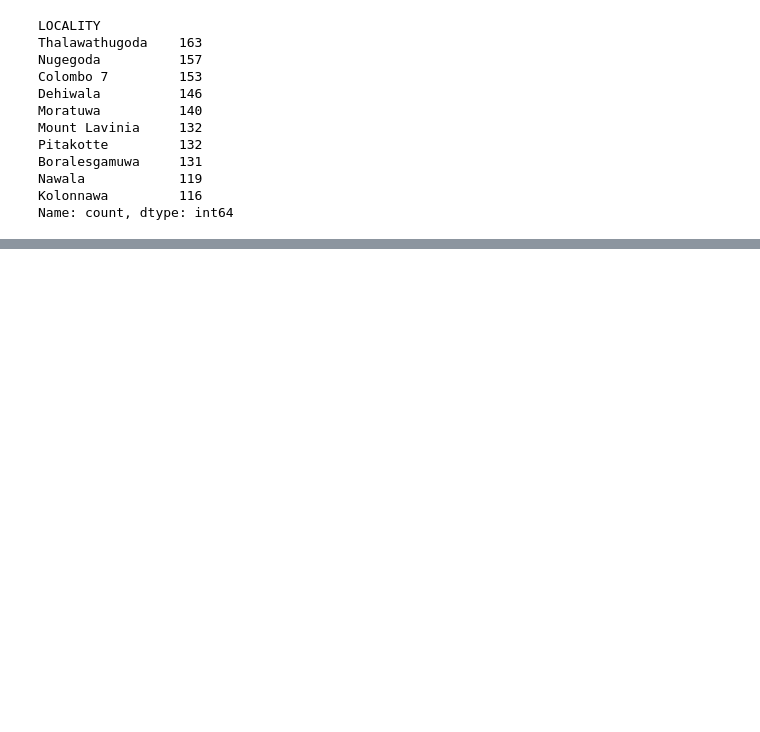
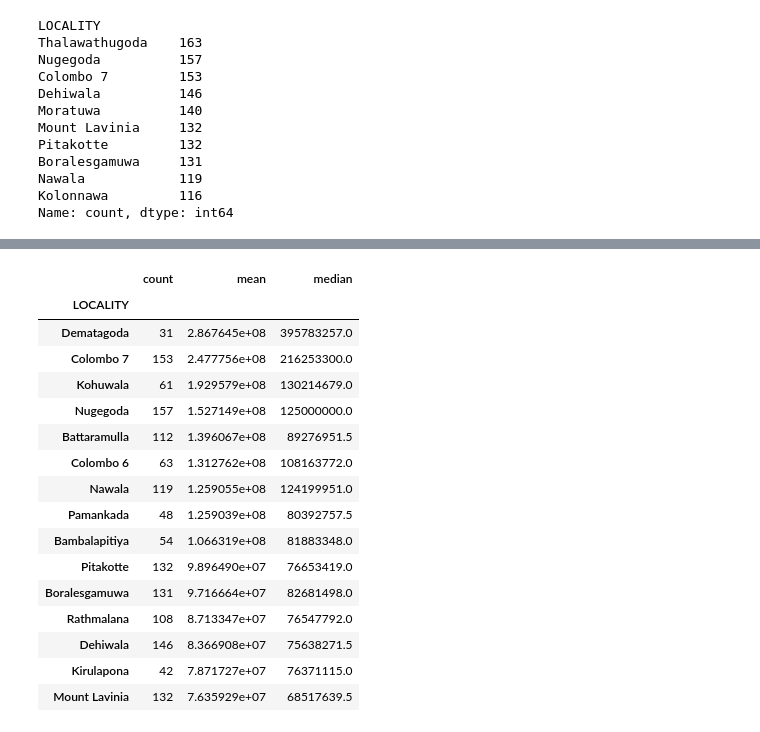
Before and after one commit to DhaneeraDulvanya/Sri-Lankan-Land-Price-Prediction-and-Real-Estate-Market-Analysis-System, a Jupyter notebook: notebooks/02_eda.ipynb, the cells around one changed output, grey strips where cells are left out. Drawn from its saved outputs; the diff is of its cells as text; code cells hidden in the pictures; blank space fills up the shorter version.

```diff
--- a/notebooks/02_eda.ipynb
+++ b/notebooks/02_eda.ipynb
@@ -223,0 +251,34 @@ Name: count, dtype: int64
+# %%
+locality_analysis = (
+    df.groupby("LOCALITY")["PRICE"]
+    .agg(["count", "mean", "median"])
+)
+
+locality_analysis = locality_analysis[
+    locality_analysis["count"] >= 10
+]
+
+locality_analysis = locality_analysis.sort_values(
+    "mean",
+    ascending=False
+)
+
+locality_analysis.head(15)
+# %% [output]
+|  | count | mean | median |
+| LOCALITY |  |  |  |
+| Dematagoda | 31 | 2.867645e+08 | 395783257.0 |
+| Colombo 7 | 153 | 2.477756e+08 | 216253300.0 |
+| Kohuwala | 61 | 1.929579e+08 | 130214679.0 |
+| Nugegoda | 157 | 1.527149e+08 | 125000000.0 |
+| Battaramulla | 112 | 1.396067e+08 | 89276951.5 |
+| Colombo 6 | 63 | 1.312762e+08 | 108163772.0 |
+| Nawala | 119 | 1.259055e+08 | 124199951.0 |
+| Pamankada | 48 | 1.259039e+08 | 80392757.5 |
+| Bambalapitiya | 54 | 1.066319e+08 | 81883348.0 |
+| Pitakotte | 132 | 9.896490e+07 | 76653419.0 |
+| Boralesgamuwa | 131 | 9.716664e+07 | 82681498.0 |
+| Rathmalana | 108 | 8.713347e+07 | 76547792.0 |
+| Dehiwala | 146 | 8.366908e+07 | 75638271.5 |
+| Kirulapona | 42 | 7.871727e+07 | 76371115.0 |
+| Mount Lavinia | 132 | 7.635929e+07 | 68517639.5 |
```
Also changed, not shown: parts of 5 cells of this notebook.
